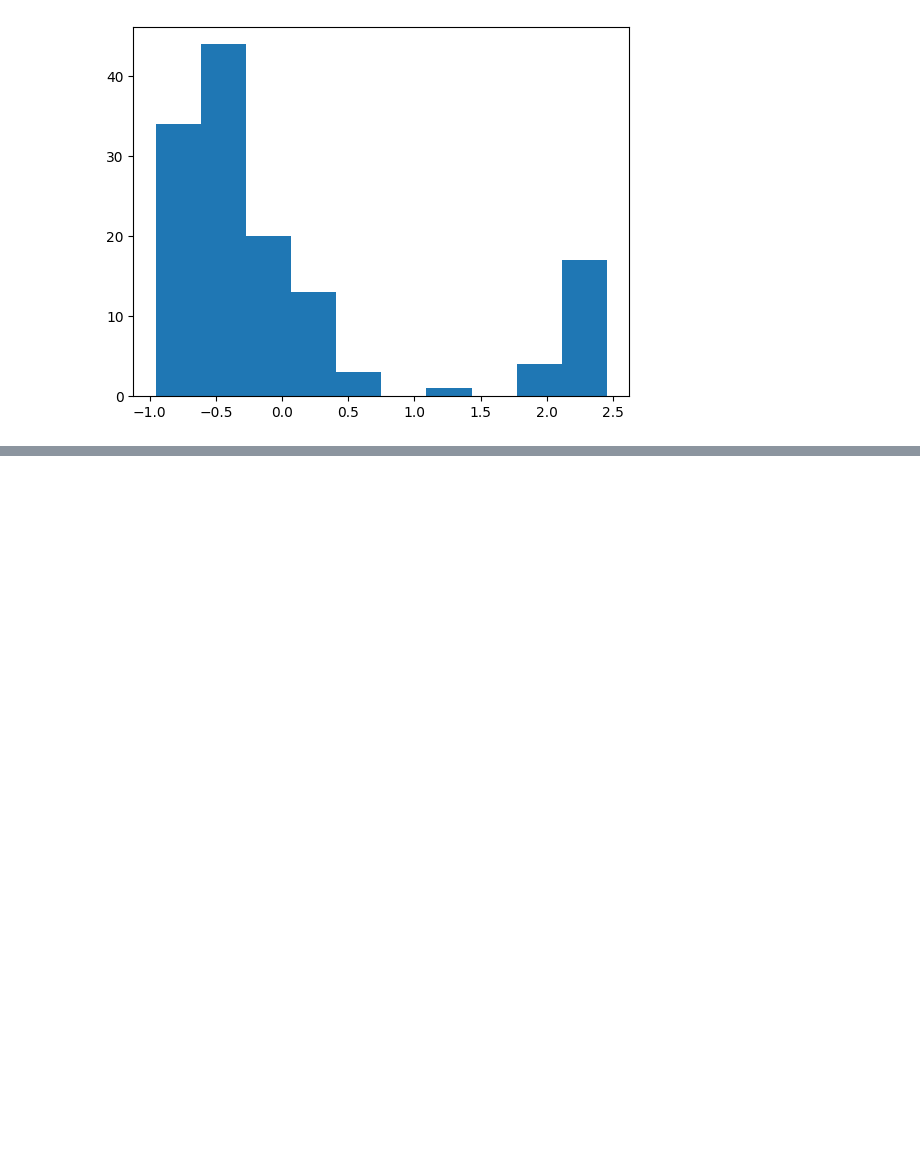
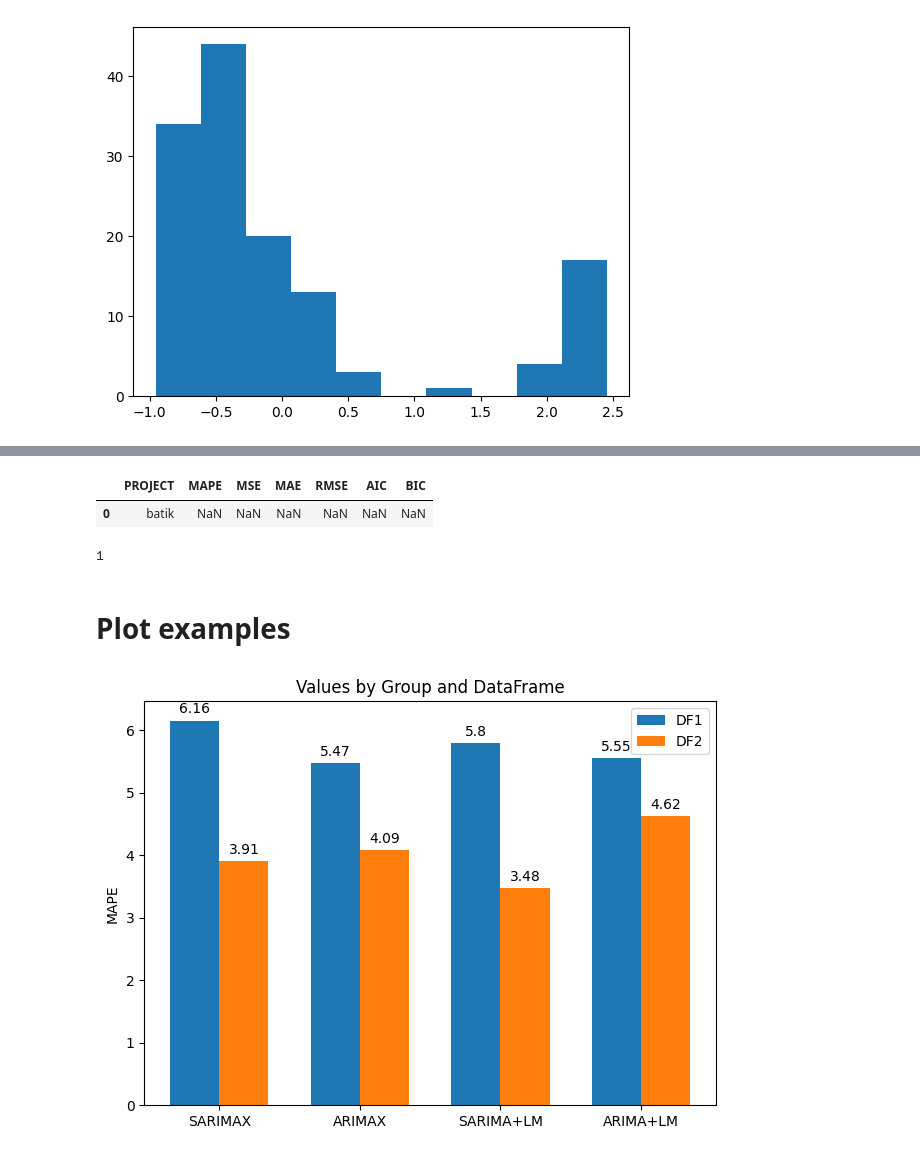
Before and after one commit to robredomikel/arimax_ts, a Jupyter notebook: codes/draft.ipynb, the cells around one changed output, grey strips where cells are left out. Saved outputs shown, nothing was run; the diff lists cells and outputs as text; code cells hidden in the pictures; blank space fills up the shorter version.

```diff
--- a/codes/draft.ipynb
+++ b/codes/draft.ipynb
@@ -494,0 +573,78 @@ MissingDataError: exog contains inf or nans
+# %%
+df.head()
+# %% [output]
+|  | PROJECT | MAPE | MSE | MAE | RMSE | AIC | BIC |
+| 0 | batik | NaN | NaN | NaN | NaN | NaN | NaN |
+# %%
+len(df)
+# %% [output]
+1
+# %% [markdown]
+# Plot examples
+# %%
+
+import pandas as pd
+import numpy as np
+import matplotlib.pyplot as plt
+
+# Example DataFrames
+np.random.seed(0)  # For reproducible outputs
+df1 = pd.DataFrame({
+    'SARIMAX': np.random.rand(10),
+    'ARIMAX': np.random.rand(10),
+    'SARIMA+LM': np.random.rand(10),
+    'ARIMA+LM': np.random.rand(10),
+})
+
+df2 = pd.DataFrame({
+    'SARIMAX': np.random.rand(10),
+    'ARIMAX': np.random.rand(10),
+    'SARIMA+LM': np.random.rand(10),
+    'ARIMA+LM': np.random.rand(10),
+})
+
+# List of values (assuming these are column names in this context)
+values_list = ['SARIMAX', 'ARIMAX', 'SARIMA+LM', 'ARIMA+LM']
+
+# Compute some statistic for these values in both DataFrames, e.g., sum
+sums_df1 = df1[values_list].sum()
+sums_df2 = df2[values_list].sum()
+
+# Preparing data for plotting
+plot_data = pd.DataFrame({'DF1': sums_df1, 'DF2': sums_df2})
+
+# Plotting
+fig, ax = plt.subplots()
+x = np.arange(len(values_list))  # the label locations
+width = 0.35  # the width of the bars
+
+# Creating bars
+rects1 = ax.bar(x - width/2, plot_data['DF1'], width, label='DF1')
+rects2 = ax.bar(x + width/2, plot_data['DF2'], width, label='DF2')
+
+# Adding some text for labels, title, and custom x-axis tick labels, etc.
+ax.set_ylabel('MAPE')
+ax.set_title('Values by Group and DataFrame')
+ax.set_xticks(x)
+ax.set_xticklabels(values_list)
+ax.legend()
+
+# Function to auto-label the bars, if desired
+def autolabel(rects):
+    """Attach a text label above each bar in *rects*, displaying its height."""
+    for rect in rects:
+        height = rect.get_height()
+        ax.annotate('{}'.format(round(height, 2)),
+                    xy=(rect.get_x() + rect.get_width() / 2, height),
+                    xytext=(0, 3),  # 3 points vertical offset
+                    textcoords="offset points",
+                    ha='center', va='bottom')
+
+# Call the function to label bars
+autolabel(rects1)
+autolabel(rects2)
+
+plt.tight_layout()
+plt.show()
+# %% [output]
+[figure, added]
```
Also changed, not shown: parts of 22 cells of this notebook, 8 other files.
